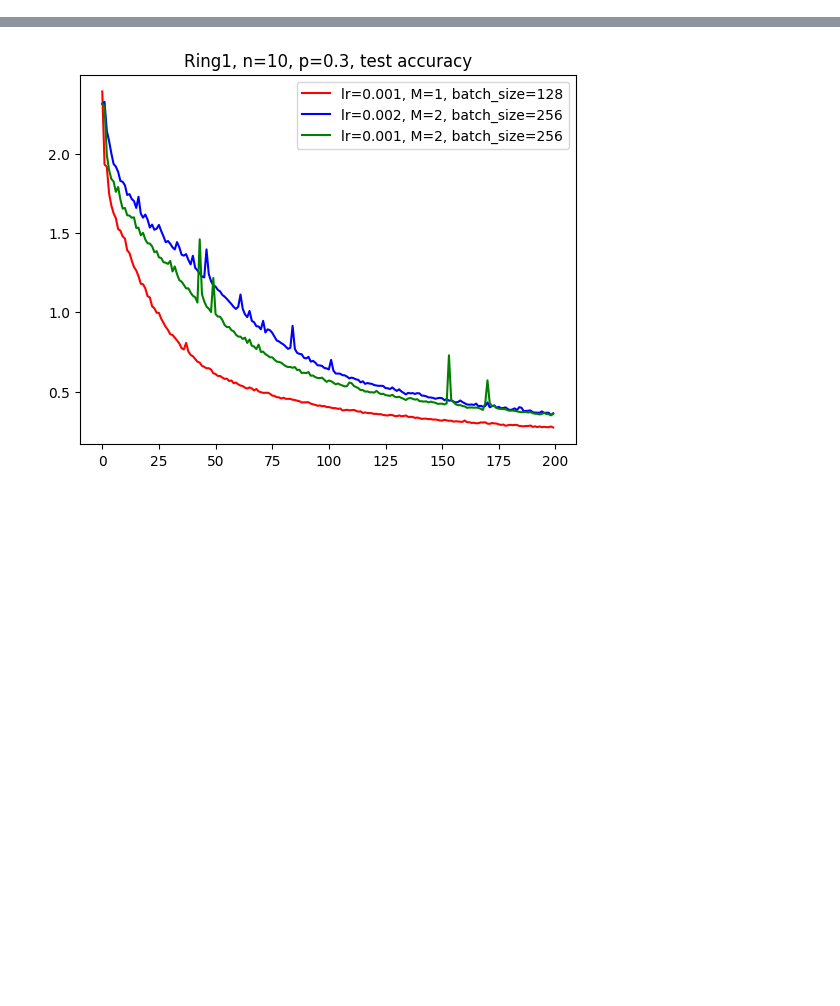
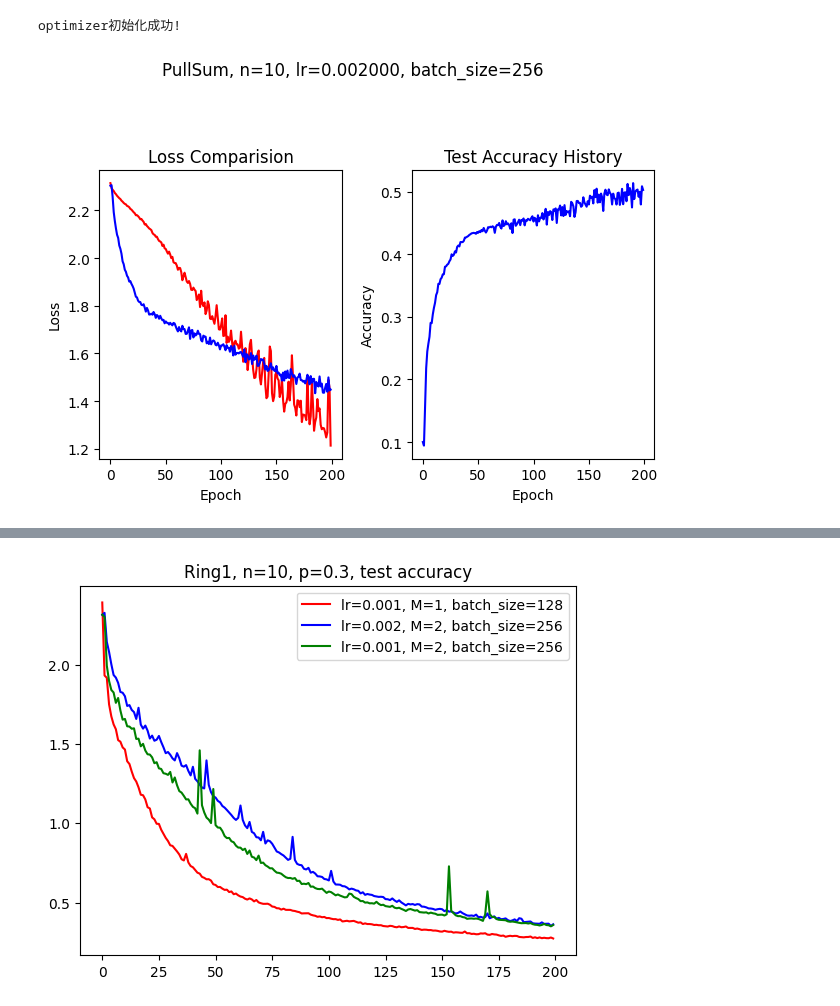
Before and after one commit to Luoxiaogan/PullSum_MNIST, a Jupyter notebook: CIFAR10实验_arxiv/分布式实验/main.ipynb, the cells around one changed output, grey strips where cells are left out. Saved outputs shown, nothing was run; the diff lists cells and outputs as text; code cells hidden in the pictures; blank space fills up the shorter version.

```diff
--- a/CIFAR10实验_arxiv/分布式实验/main.ipynb
+++ b/CIFAR10实验_arxiv/分布式实验/main.ipynb
@@ -10,7 +10,7 @@ from useful_functions import *
 from new_network_func import *
 # %%
 n = 10
-M = 1
+M = 2
 batch_size = 128*M
 p=0.8
 
@@ -33,23 +33,26 @@ trainloader_list, testloader = mixed_distributed_cifar10_dataloaders_alpha(
     n=10, batch_size=batch_size, root=CIFAR10_root, seed=42, alpha=p
 )
 # %%
-lr = 1e-4
+lr = 2e-4
 beta = 0.1
 epochs = 200
 warm_up = False
 
 train_loss_history, test_loss_history, test_accuracy_history = train_PullSum(
     n=n,
     A=A,
     B=B,
     model_class=new_ResNet18,
     seed_for_model=42,
     epochs=epochs,
     lr=lr,
     trainloader_list=trainloader_list,
     testloader=testloader,
     show_graph=True,
     batch_size=batch_size,
     csv_root=f"/root/GanLuo/PullSum_MNIST/CIFAR10实验_arxiv/分布式实验/数值实验_multi_gossip_十个节点/Ring1, p={p}, n={n}, lr={lr}, M={M}, batch_size={batch_size}.csv",
     warm_up=warm_up,
 )
+# %% [output]
+optimizer初始化成功!
+[figure, added]
```
Also changed, not shown: parts of 6 cells of this notebook, 5 other files.
